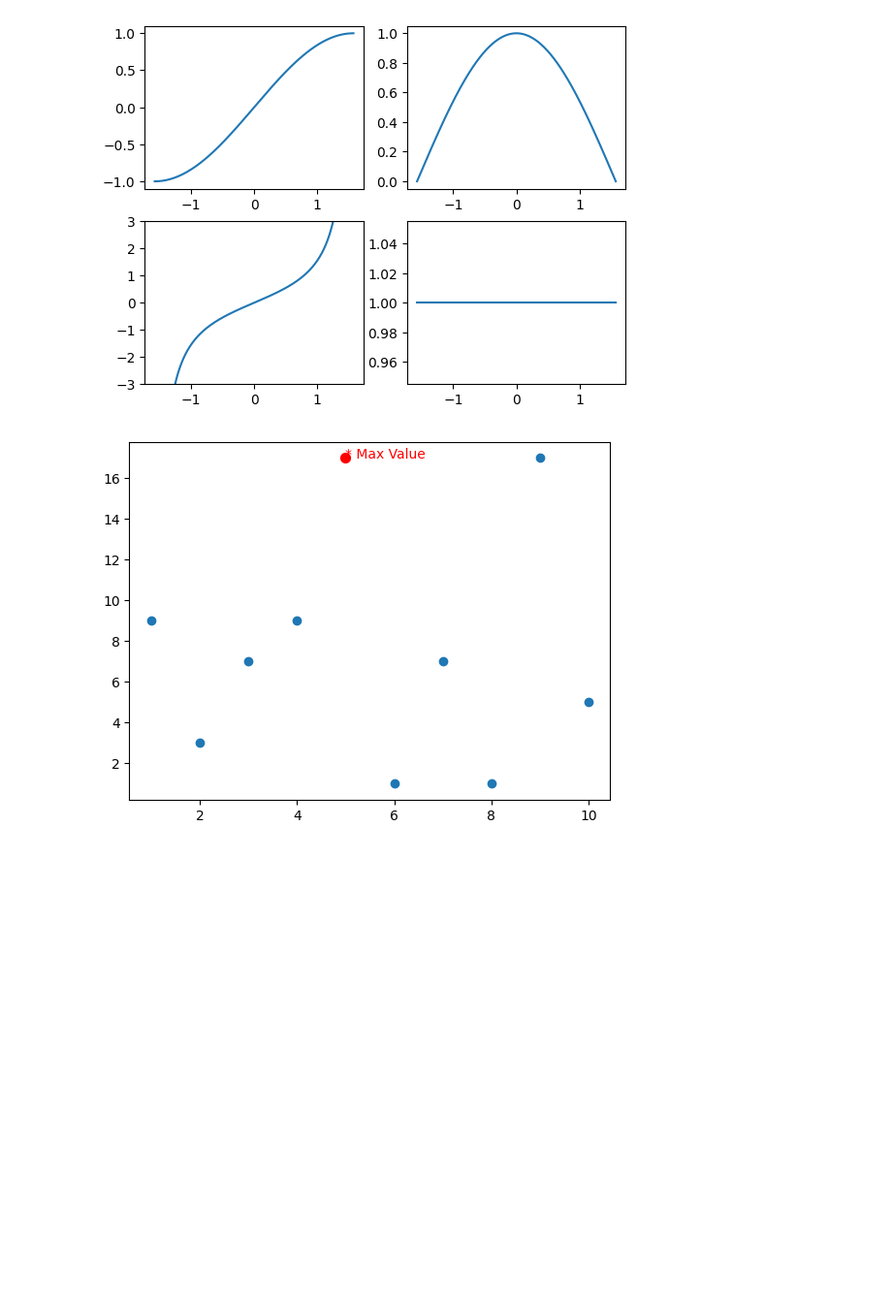
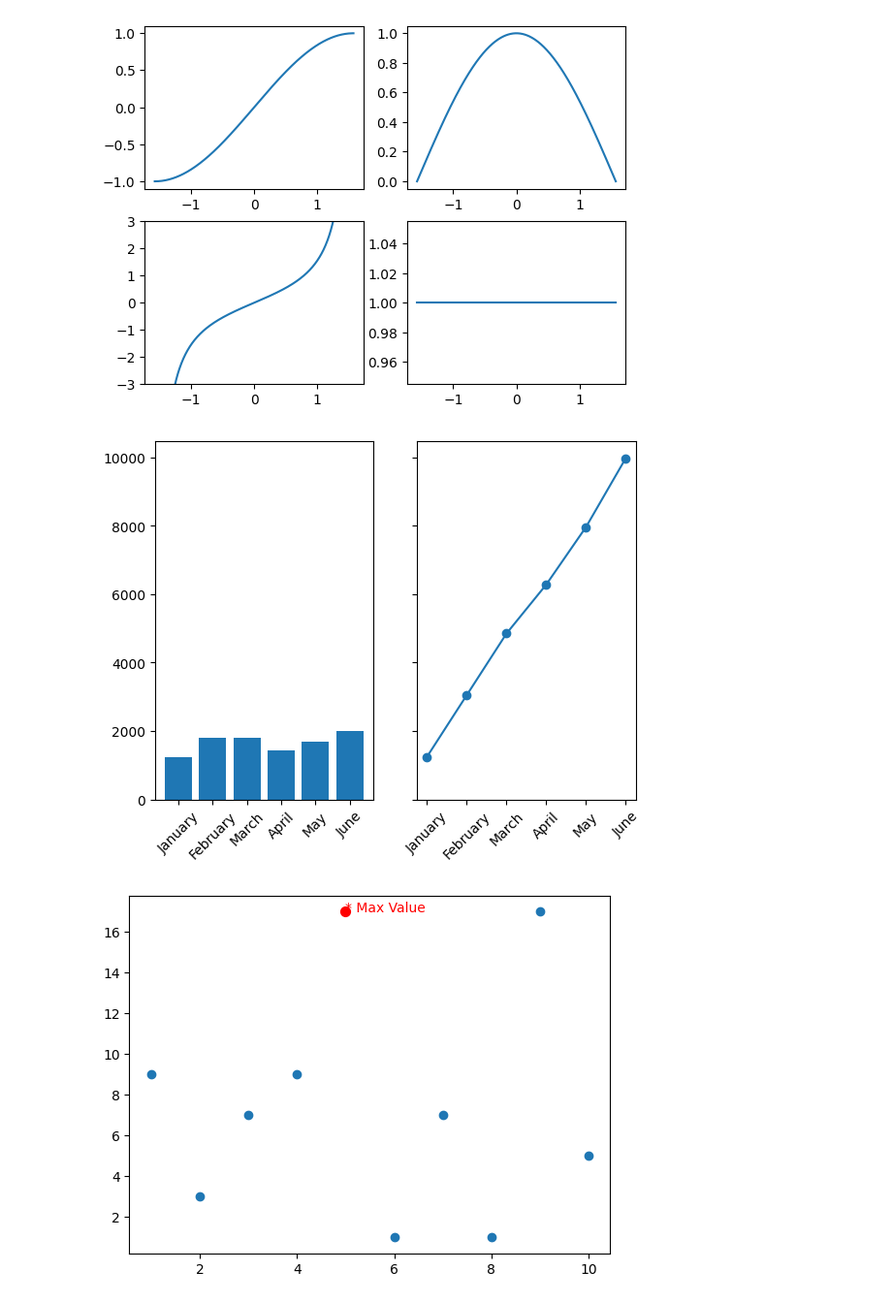
Before and after one commit to ishaank17/PSDV-Grp-ES-114-, a Jupyter notebook: Lab2/Lab2.ipynb, the cells around one changed output. Shown at 97% size. Saved outputs shown, nothing was run; the diff lists cells and outputs as text; code cells hidden in the pictures; blank space fills up the shorter version.

```diff
--- a/Lab2/Lab2.ipynb
+++ b/Lab2/Lab2.ipynb
@@ -1017,6 +1018,27 @@ axes[1,1].plot(x,np.sin(x)**2+np.cos(x)**2)
 axes[1,0].set_ybound(-3,3)
 # %% [output]
 [figure]
+# %%
+# Create two subplots side-by-side:
+# 1. Bar chart for sales (random data) from January to June.
+# 2. Line chart for cumulative sales.
+# Share the y-axis and add titles, a common x-axis label, and a grid for the second plot
+
+data = {
+    "Month": ["January", "February", "March", "April", "May", "June"],
+    "Sales": [1250, 1800, 1800, 1430, 1680, 2010]
+}
+
+df=pd.DataFrame(data)
+fig,a=plt.subplots(1,2,sharey=True)
+a[0].bar(df.Month,df.Sales)
+a[0].set_xticklabels(df.Month,rotation=45)
+
+a[1].set_xticklabels(df.Month,rotation=45)
+a[1].plot(df.Month,np.cumsum((df.Sales)),marker="o")
+plt.show()
+# %% [output]
+[figure, added]
 # %%
 x=np.arange(1,11,1)
 y=np.random.randint(0,20,10)
```
Also changed, not shown: parts of 4 cells of this notebook.
